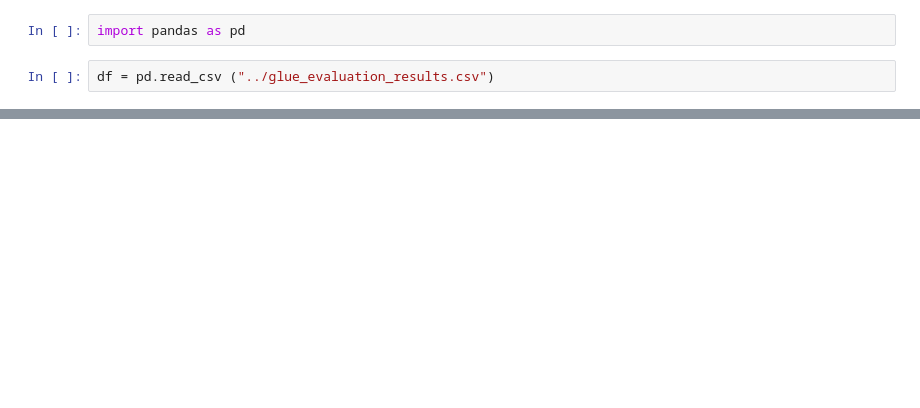
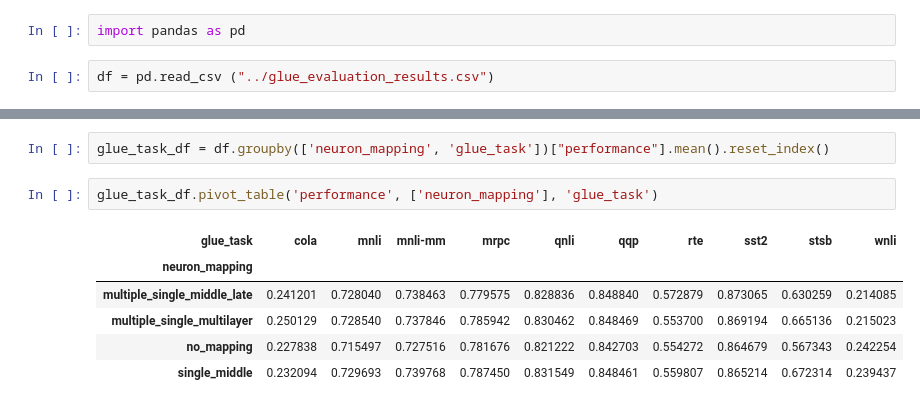
Before and after one commit to frankaging/Causal-Distill, a Jupyter notebook: distillation/performance_analysis.ipynb, the cells around one changed output, grey strips where cells are left out. Cells and saved outputs as stored; diff of their text form; blank space fills up the shorter version.

```diff
--- a/distillation/performance_analysis.ipynb
+++ b/distillation/performance_analysis.ipynb
@@ -12,0 +25,11 @@ df[df["glue_task"]=="mnli-mm"]
+# %%
+glue_task_df = df.groupby(['neuron_mapping', 'glue_task'])["performance"].mean().reset_index()
+# %%
+glue_task_df.pivot_table('performance', ['neuron_mapping'], 'glue_task')
+# %% [output]
+| glue_task | cola | mnli | mnli-mm | mrpc | qnli | qqp | rte | sst2 | stsb | wnli |
+| neuron_mapping |  |  |  |  |  |  |  |  |  |  |
+| multiple_single_middle_late | 0.241201 | 0.728040 | 0.738463 | 0.779575 | 0.828836 | 0.848840 | 0.572879 | 0.873065 | 0.630259 | 0.214085 |
+| multiple_single_multilayer | 0.250129 | 0.728540 | 0.737846 | 0.785942 | 0.830462 | 0.848469 | 0.553700 | 0.869194 | 0.665136 | 0.215023 |
+| no_mapping | 0.227838 | 0.715497 | 0.727516 | 0.781676 | 0.821222 | 0.842703 | 0.554272 | 0.864679 | 0.567343 | 0.242254 |
+| single_middle | 0.232094 | 0.729693 | 0.739768 | 0.787450 | 0.831549 | 0.848461 | 0.559807 | 0.865214 | 0.672314 | 0.239437 |
```
Also changed, not shown: parts of 8 cells of this notebook, 5 other files.
